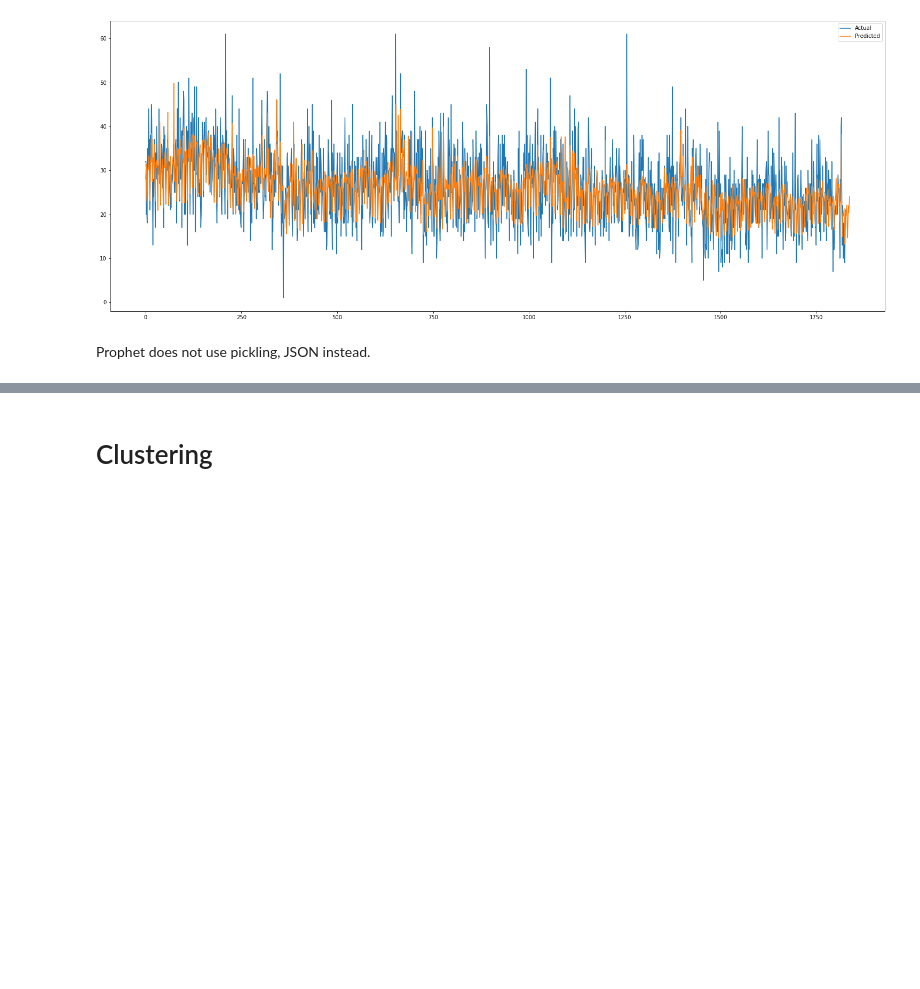
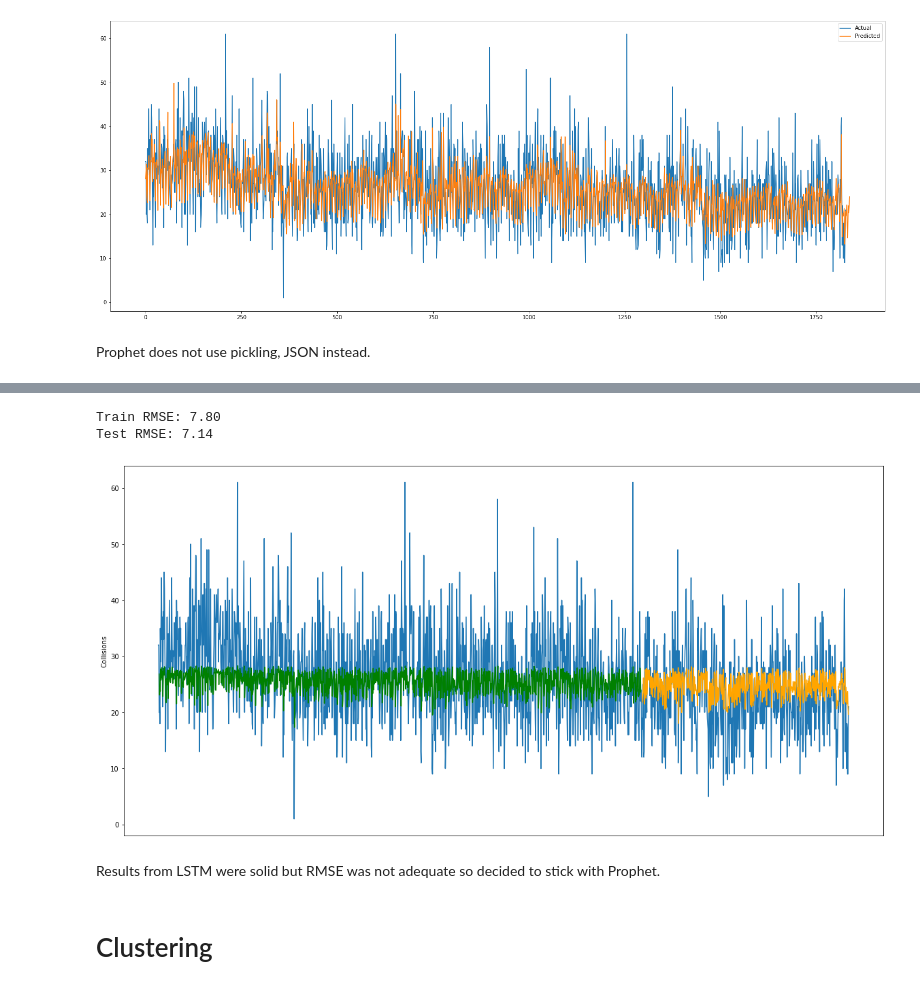
Before and after one commit to koursera/Advanced-Data-Science, a Jupyter notebook: seattle_collisions.model_def.python.1_0.ipynb, the cells around one changed output, grey strips where cells are left out. Cells and saved outputs as stored; diff of their text form; code cells hidden in the pictures; blank space fills up the shorter version.

```diff
--- a/seattle_collisions.model_def.python.1_0.ipynb
+++ b/seattle_collisions.model_def.python.1_0.ipynb
@@ -273,0 +324,4 @@ dft_results[['ds', 'y', 'yhat', 'yhat_lower', 'yhat_upper', 'trend', 'additive_t
+# %%
+# Reshape inputs, [samples, time steps, features]
+X_train = np.reshape(X_train, (X_train.shape[0], X_train.shape[1], 1))
+X_test = np.reshape(X_test, (X_test.shape[0] , X_test.shape[1], 1))
@@ -274,3 +364,45 @@ dft_results[['ds', 'y', 'yhat', 'yhat_lower', 'yhat_upper', 'trend', 'additive_t
+# %%
+# Predict
+yhat_train = model.predict(X_train)
+yhat_test = model.predict(X_test)
+# %%
+# Revert scaling
+yhat_train = scaler.inverse_transform(yhat_train)
+y_train = scaler.inverse_transform([y_train])
+
+yhat_test = scaler.inverse_transform(yhat_test)
+y_test = scaler.inverse_transform([y_test])
+
+# Calculate RMSE
+train_score = sqrt(mean_squared_error(y_train[0,:], yhat_train[:,0]))
+print('Train RMSE: %.2f' % (train_score))
+test_score = sqrt(mean_squared_error(y_test[0], yhat_test[:,0]))
+print('Test RMSE: %.2f' % (test_score))
+# %% [output]
+Train RMSE: 7.80
+Test RMSE: 7.14
+# %%
+# Prepare plots
+train_plot = np.empty_like(dataset)
+train_plot[:, :] = np.nan
+train_plot[look_back:len(yhat_train) + look_back, :] = yhat_train
+
+test_plot = np.empty_like(dataset)
+test_plot[:, :] = np.nan
+test_plot[len(yhat_train) + (look_back*2) + 1:len(dataset) - 1, :] = yhat_test
+# %%
+# Plot results
+plt.figure(figsize= [20, 10])
+plt.plot(scaler.inverse_transform(dataset))
+plt.plot(train_plot, color='green')
+plt.plot(test_plot, color='orange')
+plt.ylabel('Collisions')
+plt.xticks([])
+plt.show()
+# %% [output]
+[figure, added]
+# %% [markdown]
+Results from LSTM were solid but RMSE was not adequate so decided to stick with Prophet.
 # %% [markdown]
 # Clustering
 # %% [markdown]
```
Also changed, not shown: parts of 24 cells of this notebook.
